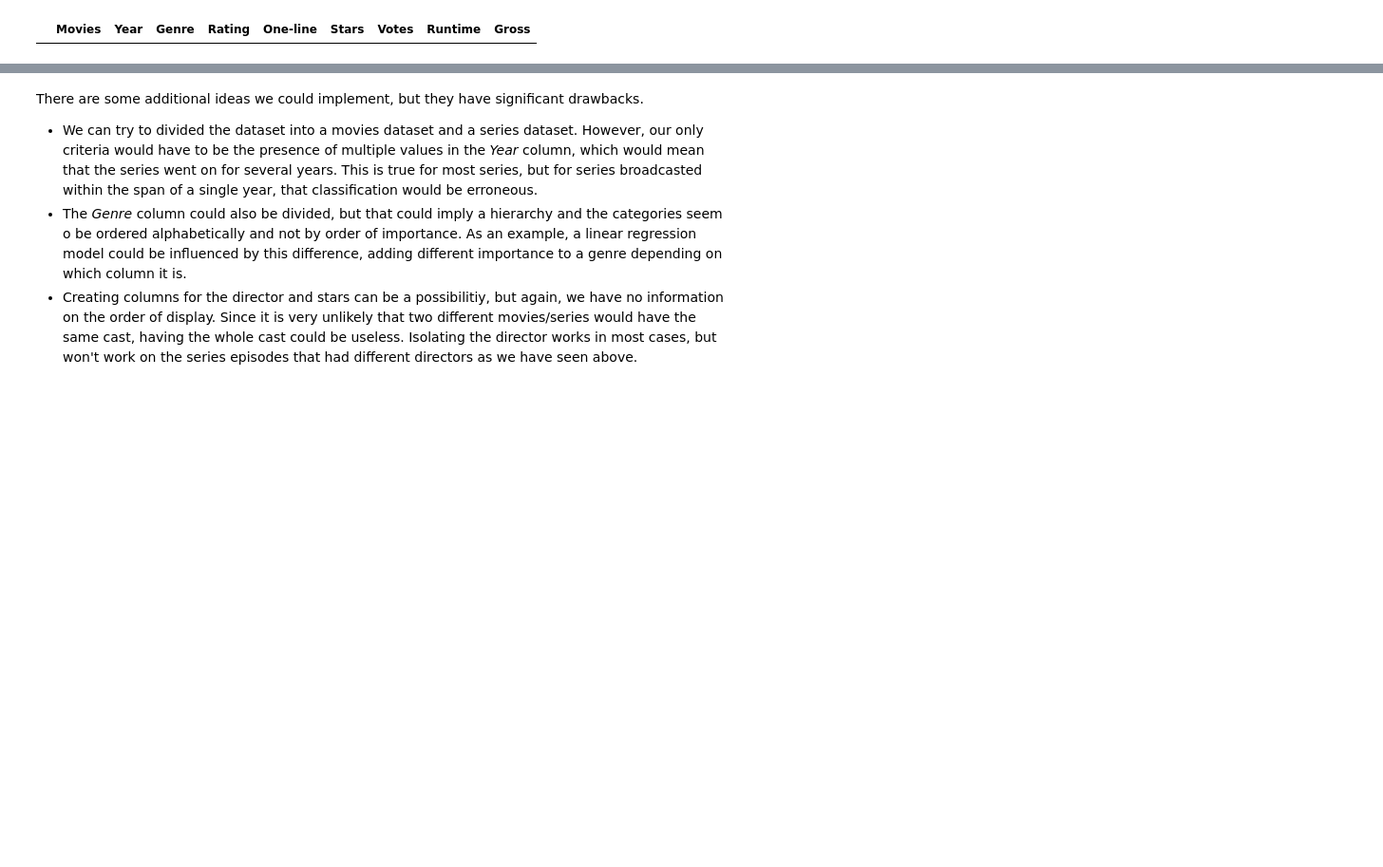
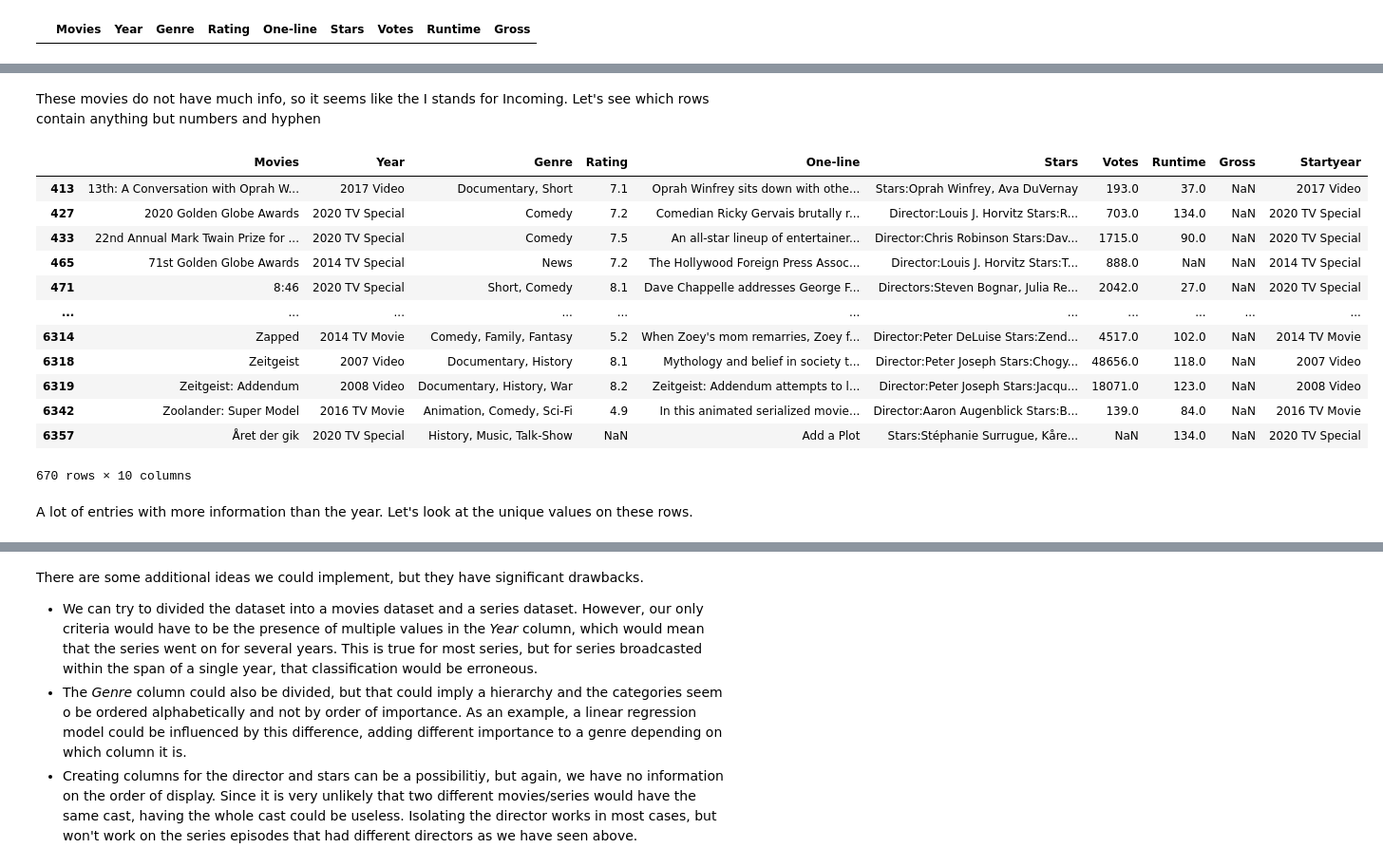
Before and after one commit to hugotorres22/data-analysis, a Jupyter notebook: IMDB-Scraping/imdb_scraping_data_analysis.ipynb, the cells around one changed output, grey strips where cells are left out. Shown at 95% size. Cells and saved outputs as stored; diff of their text form; code cells hidden in the pictures; blank space fills up the shorter version.

```diff
--- a/IMDB-Scraping/imdb_scraping_data_analysis.ipynb
+++ b/IMDB-Scraping/imdb_scraping_data_analysis.ipynb
@@ -212,0 +246,20 @@ Perfect! Our dataset looks much more clean!
+# %% [markdown]
+These movies do not have much info, so it seems like the I stands for Incoming. Let's see which rows contain anything but numbers and hyphen
+# %%
+movies_raw_dataset.loc[(movies_raw_dataset['Year'].str.contains('[a-zA-Z]')), :]
+# %% [output]
+|  | Movies | Year | Genre | Rating | One-line | Stars | Votes | Runtime | Gross | Startyear |
+| 413 | 13th: A Conversation with Oprah W... | 2017 Video | Documentary, Short | 7.1 | Oprah Winfrey sits down with othe... | Stars:Oprah Winfrey, Ava DuVernay | 193.0 | 37.0 | NaN | 2017 Video |
+| 427 | 2020 Golden Globe Awards | 2020 TV Special | Comedy | 7.2 | Comedian Ricky Gervais brutally r... | Director:Louis J. Horvitz Stars:R... | 703.0 | 134.0 | NaN | 2020 TV Special |
+| 433 | 22nd Annual Mark Twain Prize for ... | 2020 TV Special | Comedy | 7.5 | An all-star lineup of entertainer... | Director:Chris Robinson Stars:Dav... | 1715.0 | 90.0 | NaN | 2020 TV Special |
+| 465 | 71st Golden Globe Awards | 2014 TV Special | News | 7.2 | The Hollywood Foreign Press Assoc... | Director:Louis J. Horvitz Stars:T... | 888.0 | NaN | NaN | 2014 TV Special |
+| 471 | 8:46 | 2020 TV Special | Short, Comedy | 8.1 | Dave Chappelle addresses George F... | Directors:Steven Bognar, Julia Re... | 2042.0 | 27.0 | NaN | 2020 TV Special |
+| ... | ... | ... | ... | ... | ... | ... | ... | ... | ... | ... |
+| 6314 | Zapped | 2014 TV Movie | Comedy, Family, Fantasy | 5.2 | When Zoey's mom remarries, Zoey f... | Director:Peter DeLuise Stars:Zend... | 4517.0 | 102.0 | NaN | 2014 TV Movie |
+| 6318 | Zeitgeist | 2007 Video | Documentary, History | 8.1 | Mythology and belief in society t... | Director:Peter Joseph Stars:Chogy... | 48656.0 | 118.0 | NaN | 2007 Video |
+| 6319 | Zeitgeist: Addendum | 2008 Video | Documentary, History, War | 8.2 | Zeitgeist: Addendum attempts to l... | Director:Peter Joseph Stars:Jacqu... | 18071.0 | 123.0 | NaN | 2008 Video |
+| 6342 | Zoolander: Super Model | 2016 TV Movie | Animation, Comedy, Sci-Fi | 4.9 | In this animated serialized movie... | Director:Aaron Augenblick Stars:B... | 139.0 | 84.0 | NaN | 2016 TV Movie |
+| 6357 | Året der gik | 2020 TV Special | History, Music, Talk-Show | NaN | Add a Plot | Stars:Stéphanie Surrugue, Kåre... | NaN | 134.0 | NaN | 2020 TV Special |
+670 rows × 10 columns
+# %% [markdown]
+A lot of entries with more information than the year. Let's look at the unique values on these rows.
```
Also changed, not shown: parts of 24 cells of this notebook.
